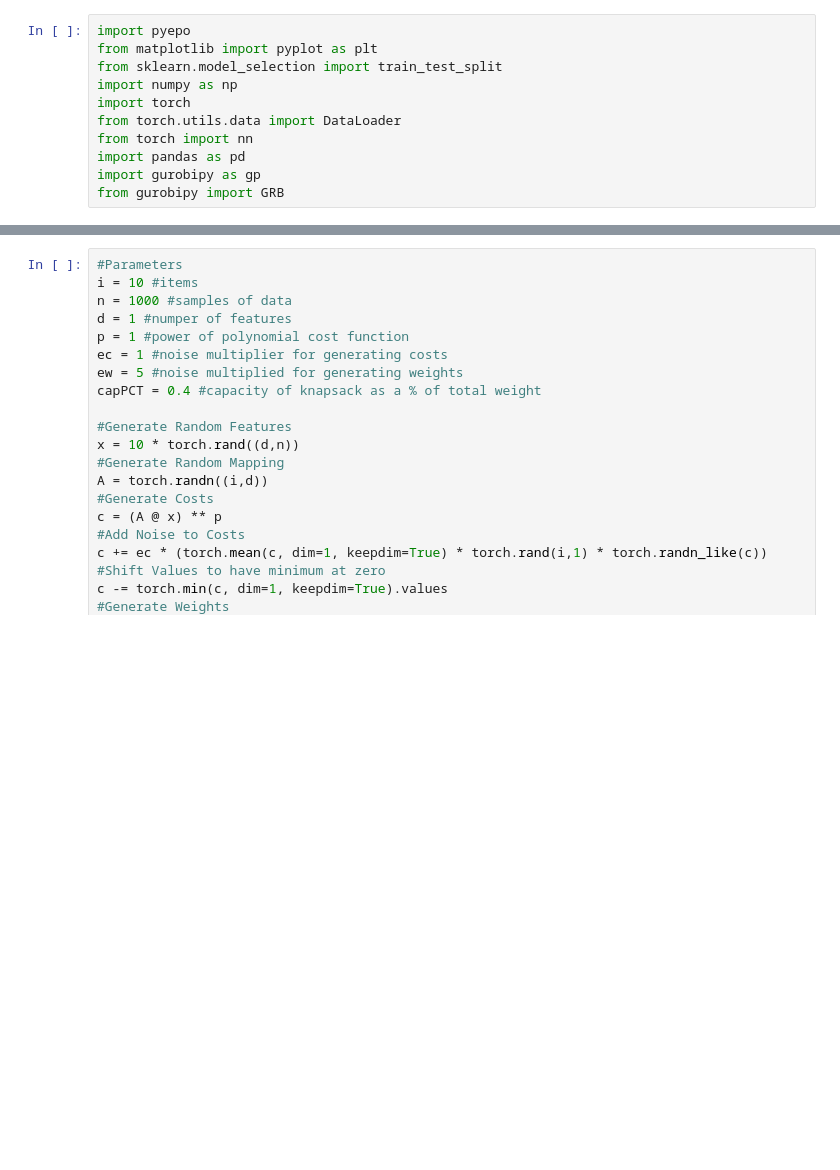
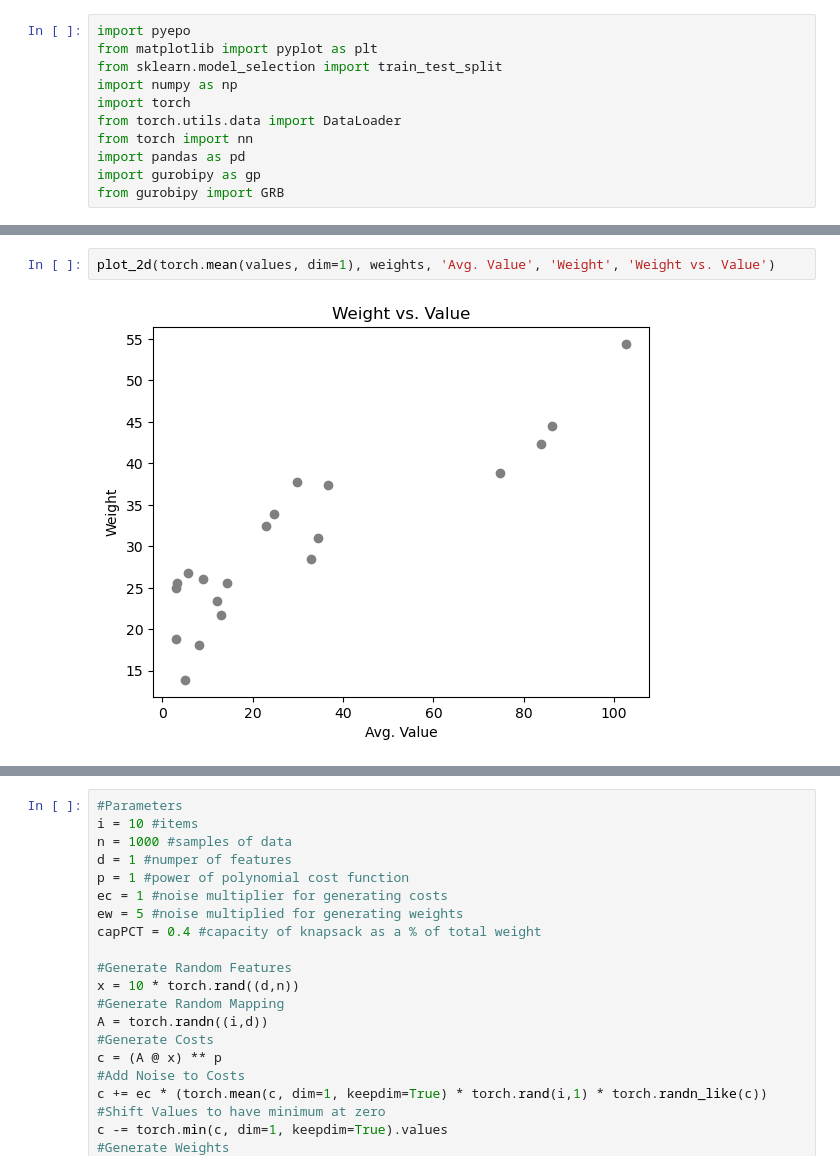
Before and after one commit to saloper/decision-focused-bike-rebalancing, a Jupyter notebook: Knapsack Problems/SPO/knapsack_spo_explore.ipynb, the cells around one changed output, grey strips where cells are left out. Cells and saved outputs as stored; diff of their text form; blank space fills up the shorter version.

```diff
--- a/Knapsack Problems/SPO/knapsack_spo_explore.ipynb
+++ b/Knapsack Problems/SPO/knapsack_spo_explore.ipynb
@@ -186,3 +274,7 @@ for item in range(len(weights)):
+# %%
+plot_2d(torch.mean(values, dim=1), weights, 'Avg. Value', 'Weight', 'Weight vs. Value')
+# %% [output]
+[figure, added]
 # %%
 #Partition Data
 #Split Data Into Train / Test
```
Also changed, not shown: parts of 17 cells of this notebook, 4 other files.
